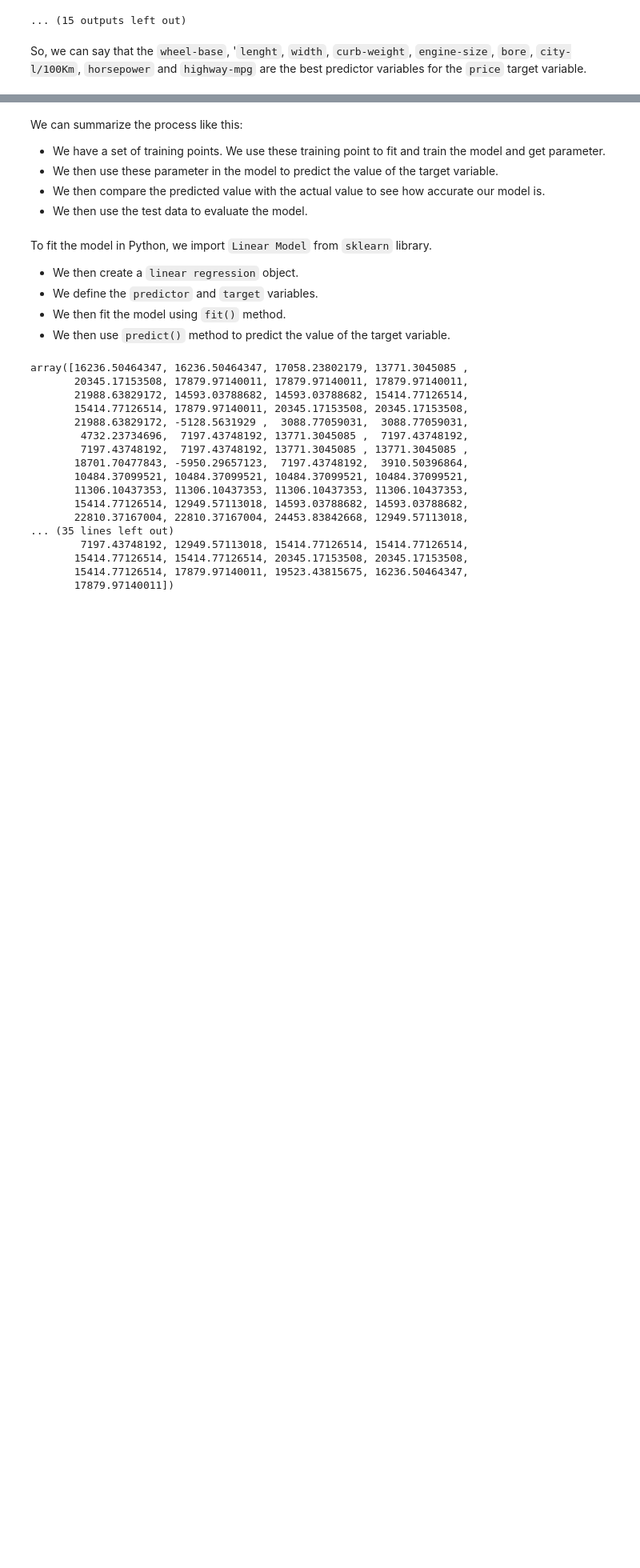
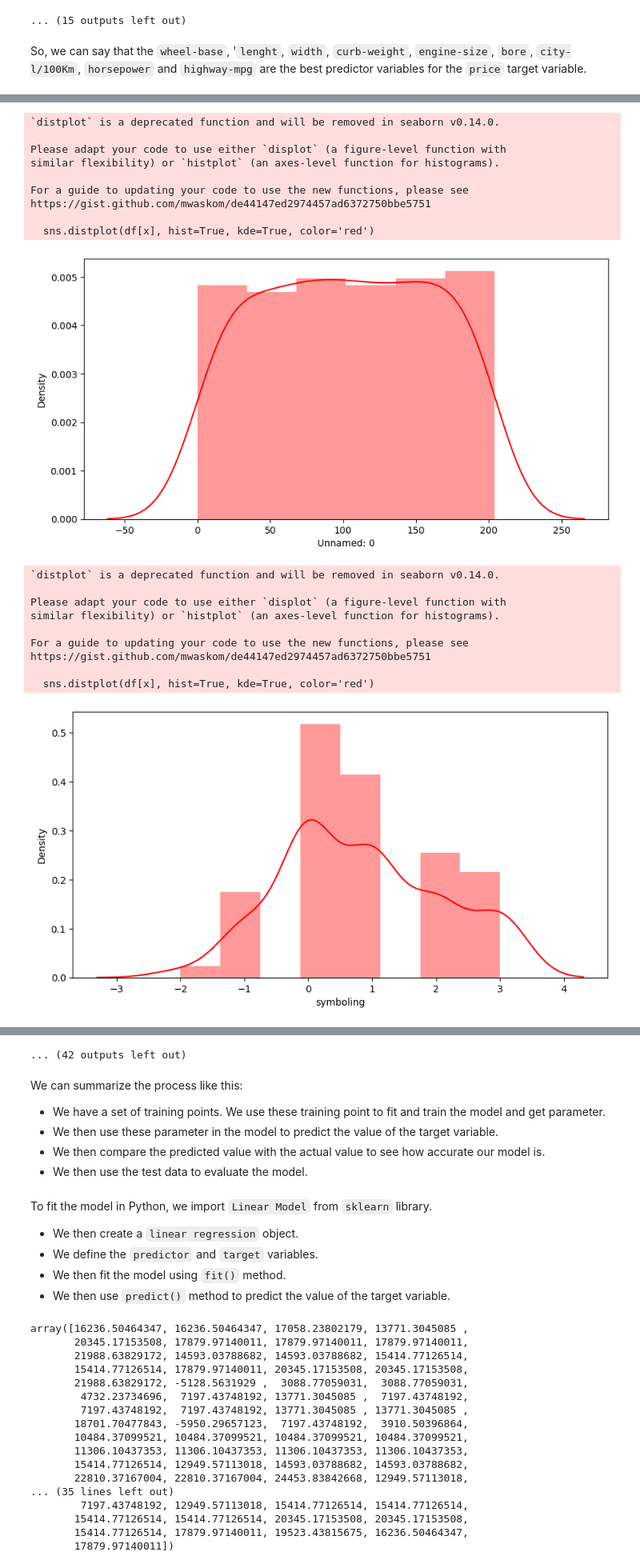
Before and after one commit to NAVNEET72159/Data-Analysis-IBM-Notes, a Jupyter notebook: Data_Wrangling.ipynb, the cells around one changed output, grey strips where cells are left out. Shown at 80% size. Drawn from its saved outputs; the diff is of its cells as text; code cells hidden in the pictures; blank space fills up the shorter version.

```diff
--- a/Data_Wrangling.ipynb
+++ b/Data_Wrangling.ipynb
@@ -960,0 +978,31 @@ So, we can say that the `wheel-base`, '`lenght`, `width`, `curb-weight`, `engine
+# %%
+# Distribution Plot
+import matplotlib.pyplot as plt
+def plot_distribution(x):
+    plt.figure(figsize=(10,5))
+    sns.distplot(df[x], hist=True, kde=True, color='red')
+    plt.show()
+# %%
+for col in x:
+    plot_distribution(col)
+# %% [output]
+`distplot` is a deprecated function and will be removed in seaborn v0.14.0.
+
+Please adapt your code to use either `displot` (a figure-level function with
+similar flexibility) or `histplot` (an axes-level function for histograms).
+
+For a guide to updating your code to use the new functions, please see
+https://gist.github.com/mwaskom/de44147ed2974457ad6372750bbe5751
+
+  sns.distplot(df[x], hist=True, kde=True, color='red')
+[figure, added]
+`distplot` is a deprecated function and will be removed in seaborn v0.14.0.
+
+Please adapt your code to use either `displot` (a figure-level function with
+similar flexibility) or `histplot` (an axes-level function for histograms).
+
+For a guide to updating your code to use the new functions, please see
+https://gist.github.com/mwaskom/de44147ed2974457ad6372750bbe5751
+
+  sns.distplot(df[x], hist=True, kde=True, color='red')
+[figure, added]
@@ -961,3 +1049,4 @@ So, we can say that the `wheel-base`, '`lenght`, `width`, `curb-weight`, `engine
+... (42 outputs left out)
 # %% [markdown]
 We can summarize the process like this:
 - We have a set of training points. We use these training point to fit and train the model and get parameter.
```
Also changed, not shown: parts of 5 cells of this notebook.
